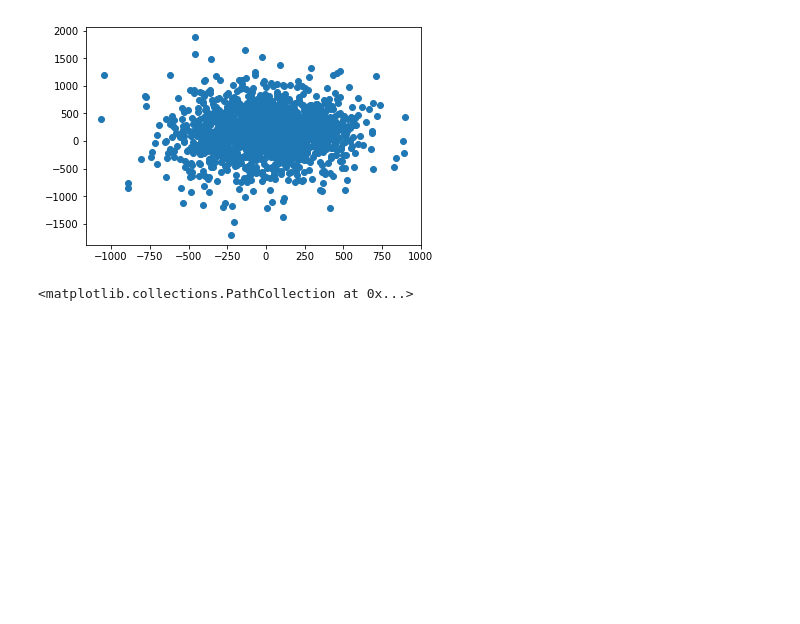
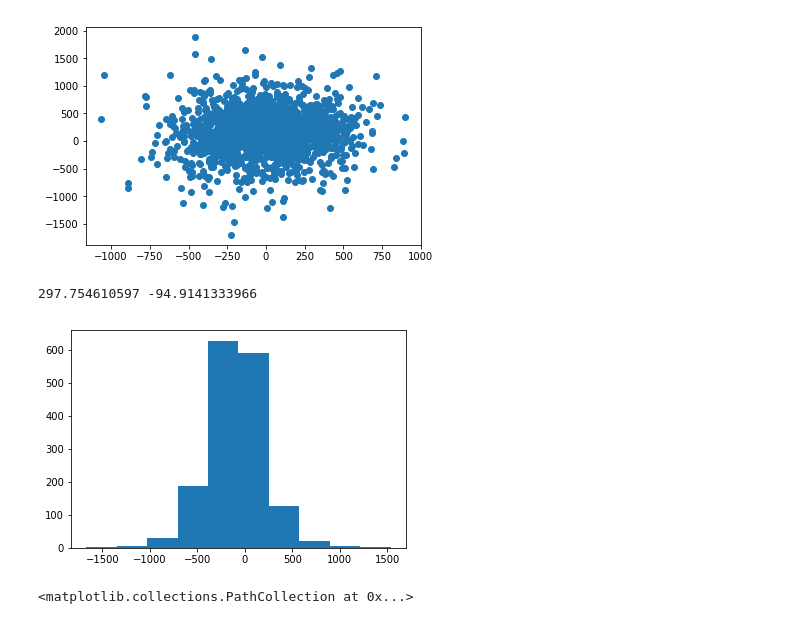
Before and after one commit to awaismirza92/velocity-reconstruction-and-kinetic-SZ, a Jupyter notebook: codes/velocity-reconstruction-orig-sim-box.ipynb, the cells around one changed output. Drawn from its saved outputs; the diff is of its cells as text; code cells hidden in the pictures; blank space fills up the shorter version.

```diff
--- a/codes/velocity-reconstruction-orig-sim-box.ipynb
+++ b/codes/velocity-reconstruction-orig-sim-box.ipynb
@@ -226,6 +233,13 @@ plt.scatter(df_clusters['vz[km/s]'], vy_est_list)
 [figure]
 [figure]
 [figure]
+# %%
+error_x = df_clusters['vx[km/s]'] - vy_est_list
+plt.hist(error_x)
+print(np.std(error_x), np.mean(error_x))
+# %% [output]
+297.754610597 -94.9141333966
+[figure, added]
 # %%
 plt.scatter(df_clusters['vx[km/s]'], vz_est_list)
 
```
Also changed, not shown: parts of 2 cells of this notebook.
